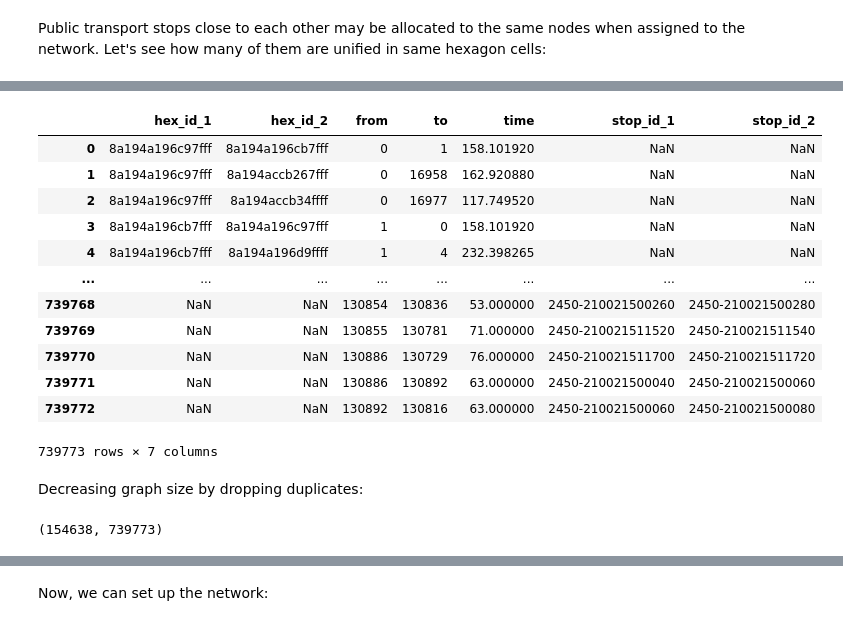
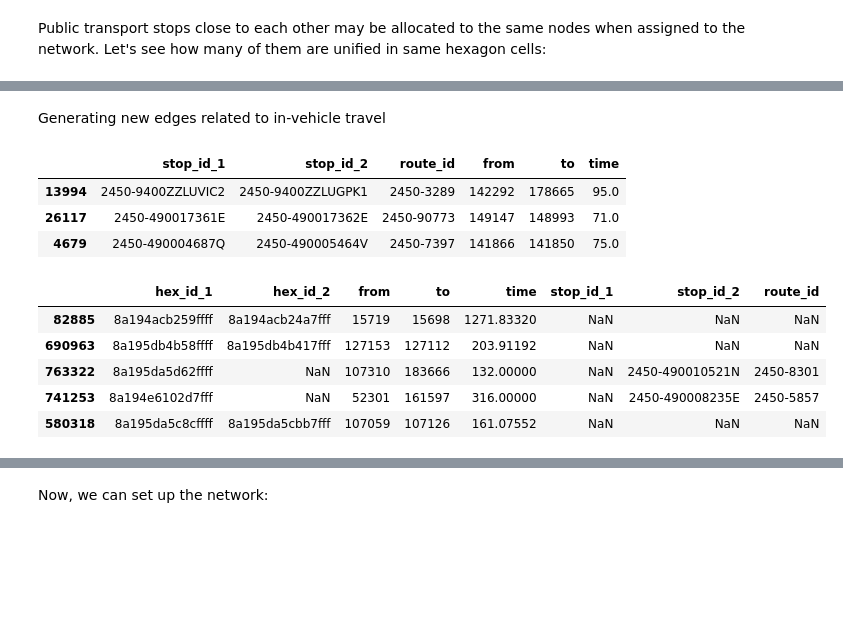
Before and after one commit to geaquinto/gtfs_to_pdna, a Jupyter notebook: gtfs_to_pdna_nw.ipynb, the cells around one changed output, grey strips where cells are left out. Cells and saved outputs as stored; diff of their text form; code cells hidden in the pictures; blank space fills up the shorter version.

```diff
--- a/gtfs_to_pdna_nw.ipynb
+++ b/gtfs_to_pdna_nw.ipynb
@@ -1528,0 +1548,3 @@ nodes_pt_hex = nodes_pt_hex.drop(columns=['x_old','y_old'])
+# %%
+stop_hex = nw_hexwalk.get_node_ids(nodes_pt.x, nodes_pt.y).rename('stop_hex')
+stop_hex.count(), stop_hex.nunique()
@@ -1531,5 +1555,5 @@ Generating new generating dataframes for the `pandana` network:
 # %%
 # merging node dataframes for walking and public transport
-nodes_walkpt = pd.concat([nodes_hexwalk,nodes_pt_hex]).reset_index(drop=True)
-
-nodes_hexwalk = nodes_hexwalk.drop(columns=['node_id'])
+nodes_walkpt = pd.concat([nodes_hexwalk,
+                          nodes_pt.join(stop_hex).sort_values(by=['stop_hex','route_id']).reset_index(drop=True)
+                         ]).reset_index(drop=True)
@@ -1552,46 +1612,37 @@ nodes_walkpt
+# %% [markdown]
+Generating new edges related to in-vehicle travel
 # %%
-# creating copies of the edge lists to be merged
+# creating copies of the in-vehicle travel edge lists
 
-edges_hexwalk_copy = edges_hexwalk.reset_index(drop=True).copy()
 edges_pt_copy = edges_pt.reset_index(drop=True).copy()
 
 # updating node indices
-edges_hexwalk_copy['from'] = edges_hexwalk_copy.merge(
-    nodes_walkpt,left_on='hex_id_1',right_on='hex_id',how='left'
-)['node_id']
-edges_hexwalk_copy['to'] = edges_hexwalk_copy.merge(
-    nodes_walkpt,left_on='hex_id_2',right_on='hex_id',how='left'
-)['node_id']
 
 edges_pt_copy['from'] = edges_pt_copy.merge(
-    nodes_walkpt,left_on='stop_id_1',right_on='stop_id',how='left'
-)['node_id']
+    nodes_walkpt.reset_index(drop=False),left_on=['stop_id_1','route_id'],right_on=['stop_id','route_id'],how='left'
+)['index'].astype(int)
 edges_pt_copy['to'] = edges_pt_copy.merge(
-    nodes_walkpt,left_on='stop_id_2',right_on='stop_id',how='left'
-)['node_id']
+    nodes_walkpt.reset_index(drop=False),left_on=['stop_id_2','route_id'],right_on=['stop_id','route_id'],how='left'
+)['index'].astype(int)
+# %%
+edges_pt_copy.sample(3)
+# %% [output]
+|  | stop_id_1 | stop_id_2 | route_id | from | to | time |
+| 13994 | 2450-9400ZZLUVIC2 | 2450-9400ZZLUGPK1 | 2450-3289 | 142292 | 178665 | 95.0 |
+| 26117 | 2450-490017361E | 2450-490017362E | 2450-90773 | 149147 | 148993 | 71.0 |
+| 4679 | 2450-490004687Q | 2450-490005464V | 2450-7397 | 141866 | 141850 | 75.0 |
 # %%
-# merging edge dataframes (walking + public transport)
-edges_walkpt = pd.concat([edges_hexwalk_copy.sort_values(by=['from','to']),
-                          edges_pt_copy.sort_values(by=['from','to'])]).reset_index(drop=True)
+# merging edge dataframes (walking + waiting + public transport)
+edges_walkpt = pd.concat([edges_hexwalk.reset_index(drop=True).copy().sort_values(by=['from','to']),
+                          edges_interface.sort_values(by=['from','to']).reset_index(drop=True),
+                          edges_pt_copy.sort_values(by=['from','to']).reset_index(drop=True)
+                         ]).reset_index(drop=True)
 # %%
-edges_walkpt
+edges_walkpt.sample(5)
 # %% [output]
-|  | hex_id_1 | hex_id_2 | from | to | time | stop_id_1 | stop_id_2 |
-| 0 | 8a194a196c97fff | 8a194a196cb7fff | 0 | 1 | 158.101920 | NaN | NaN |
-| 1 | 8a194a196c97fff | 8a194accb267fff | 0 | 16958 | 162.920880 | NaN | NaN |
-| 2 | 8a194a196c97fff | 8a194accb34ffff | 0 | 16977 | 117.749520 | NaN | NaN |
-| 3 | 8a194a196cb7fff | 8a194a196c97fff | 1 | 0 | 158.101920 | NaN | NaN |
-| 4 | 8a194a196cb7fff | 8a194a196d9ffff | 1 | 4 | 232.398265 | NaN | NaN |
-| ... | ... | ... | ... | ... | ... | ... | ... |
-| 739768 | NaN | NaN | 130854 | 130836 | 53.000000 | 2450-210021500260 | 2450-210021500280 |
-| 739769 | NaN | NaN | 130855 | 130781 | 71.000000 | 2450-210021511520 | 2450-210021511540 |
-| 739770 | NaN | NaN | 130886 | 130729 | 76.000000 | 2450-210021511700 | 2450-210021511720 |
-| 739771 | NaN | NaN | 130886 | 130892 | 63.000000 | 2450-210021500040 | 2450-210021500060 |
-| 739772 | NaN | NaN | 130892 | 130816 | 63.000000 | 2450-210021500060 | 2450-210021500080 |
+|  | hex_id_1 | hex_id_2 | from | to | time | stop_id_1 | stop_id_2 | route_id |
+| 82885 | 8a194acb259ffff | 8a194acb24a7fff | 15719 | 15698 | 1271.83320 | NaN | NaN | NaN |
+| 690963 | 8a195db4b58ffff | 8a195db4b417fff | 127153 | 127112 | 203.91192 | NaN | NaN | NaN |
+| 763322 | 8a195da5d62ffff | NaN | 107310 | 183666 | 132.00000 | NaN | 2450-490010521N | 2450-8301 |
+| 741253 | 8a194e6102d7fff | NaN | 52301 | 161597 | 316.00000 | NaN | 2450-490008235E | 2450-5857 |
+| 580318 | 8a195da5c8cffff | 8a195da5cbb7fff | 107059 | 107126 | 161.07552 | NaN | NaN | NaN |
-739773 rows × 7 columns
-# %% [markdown]
-Decreasing graph size by dropping duplicates:
-# %%
-len(nodes_walkpt), len(edges_walkpt)
-# %% [output]
-(154638, 739773)
```
Also changed, not shown: parts of 97 cells of this notebook.
